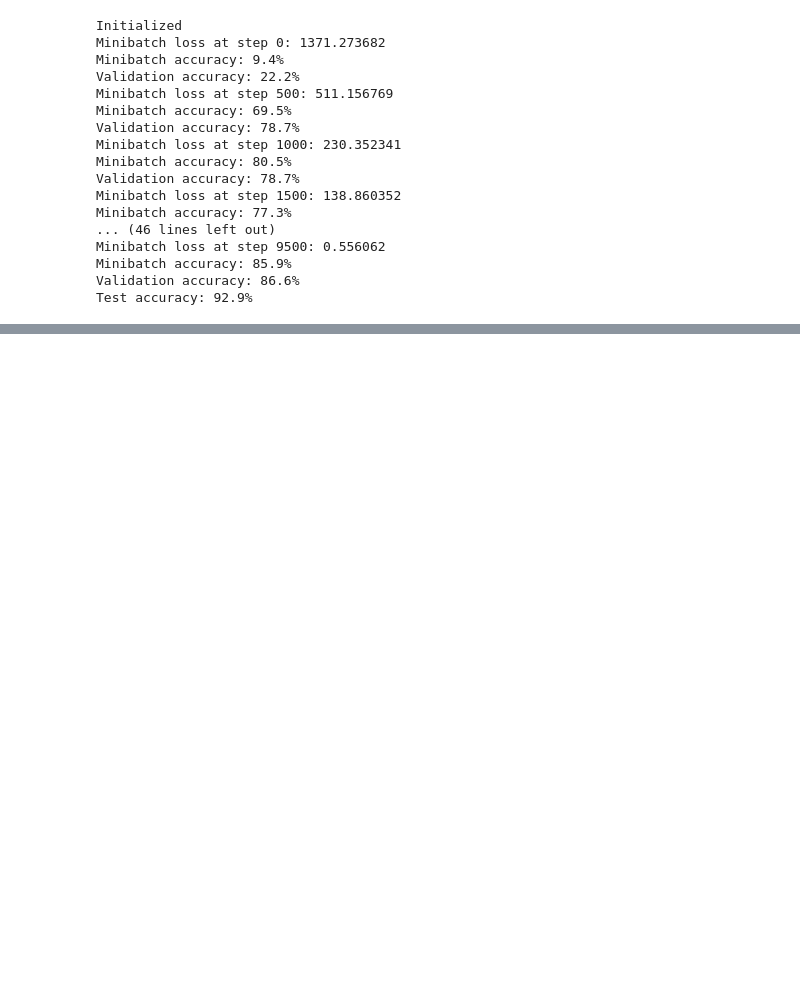
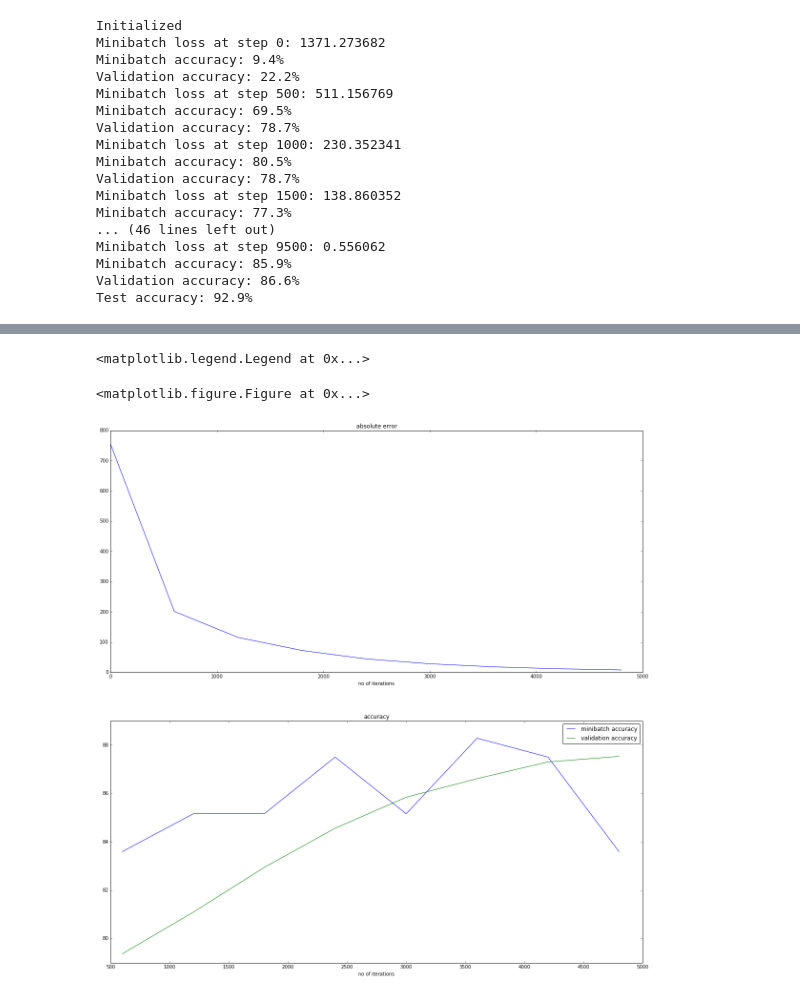
Before and after one commit to lambdaofgod/udacity_deep_learning, a Jupyter notebook: 3_regularization.ipynb, the cells around one changed output, grey strips where cells are left out. Drawn from its saved outputs; the diff is of its cells as text; code cells hidden in the pictures; blank space fills up the shorter version.

Commit message:
played with regularization, added code for plotting losses and accuracy

```diff
--- a/3_regularization.ipynb
+++ b/3_regularization.ipynb
@@ -459,0 +493,25 @@ Test accuracy: 38.0%
+# %%
+%matplotlib inline
+
+no_interpolated = (num_steps / 500) + 1
+steps = map(lambda x: x * 600, range(0, no_interpolated))
+
+f1 = plt.figure()
+f1.set_figheight(40)
+f1.set_figwidth(40)
+plt.figure(figsize=(20,20))
+plt.subplot(211)
+plt.title("absolute error")
+plt.plot(steps, stats[0])
+plt.xlabel("no of iterations")
+
+plt.subplot(212)
+plt.title("accuracy")
+plt.plot(steps[1:], stats[1][1:], label = "minibatch accuracy")
+plt.xlabel("no of iterations")
+plt.plot(steps[1::], stats[2][1:], label = "validation accuracy")
+plt.legend()
+# %% [output]
+<matplotlib.legend.Legend at 0x...>
+<matplotlib.figure.Figure at 0x...>
+[figure, added]
```
Also changed, not shown: parts of 6 cells of this notebook.
